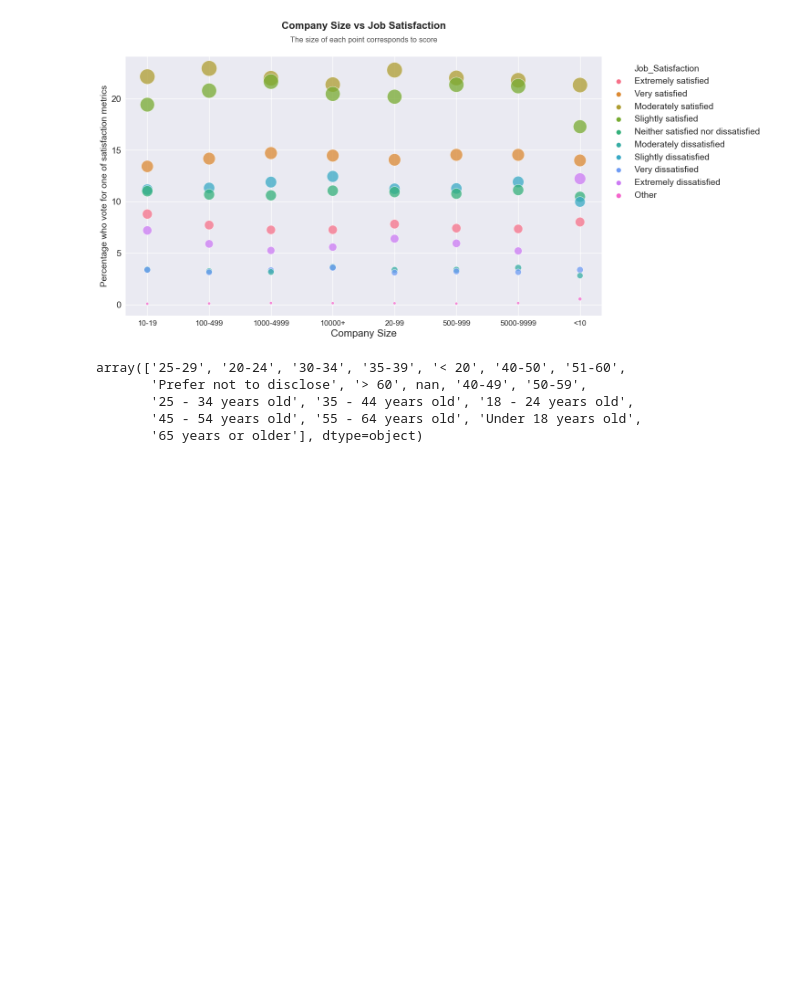
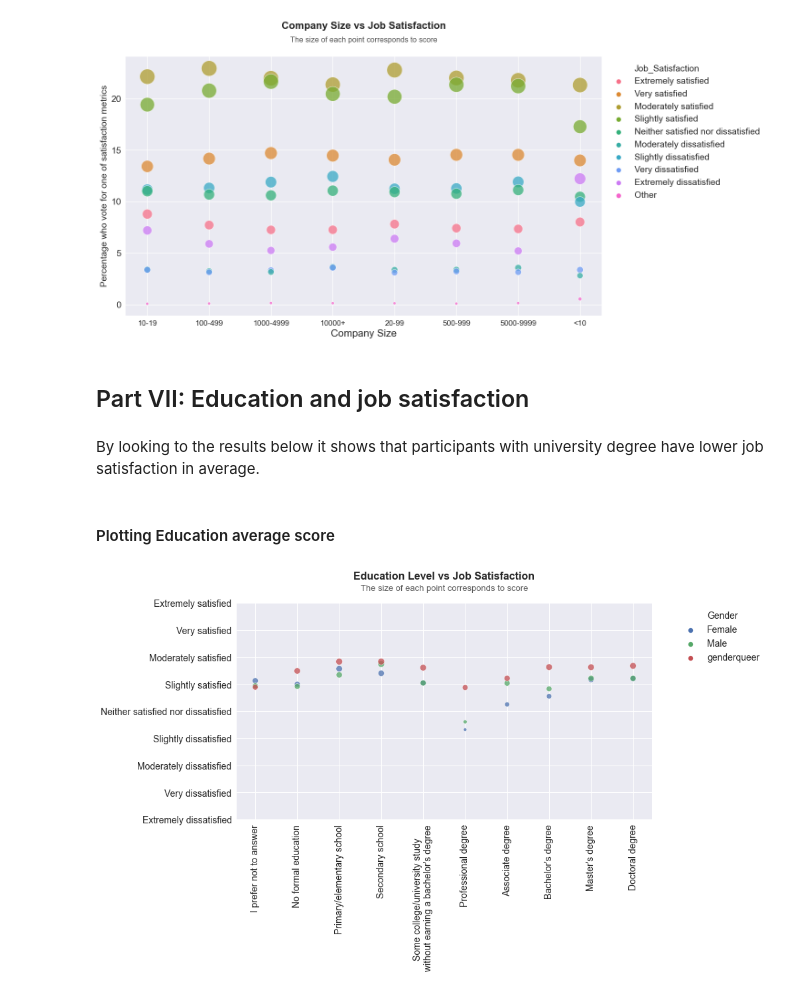
Before and after one commit to alirezakfz/project_stackoverflow, a Jupyter notebook: Data_Visualization.ipynb, the cells around one changed output. Cells and saved outputs as stored; diff of their text form; code cells hidden in the pictures; blank space fills up the shorter version.

```diff
--- a/Data_Visualization.ipynb
+++ b/Data_Visualization.ipynb
@@ -962,11 +967,7 @@ plt.show()
 ax.figure.savefig('./figures/CompanySize_vs_JobSatisfaction.png', bbox_inches = "tight")
 # %% [output]
 [figure]
-# %%
-df_all.Age_Range.unique()
-# %% [output]
-array(['25-29', '20-24', '30-34', '35-39', '< 20', '40-50', '51-60',
-       'Prefer not to disclose', '> 60', nan, '40-49', '50-59',
-       '25 - 34 years old', '35 - 44 years old', '18 - 24 years old',
-       '45 - 54 years old', '55 - 64 years old', 'Under 18 years old',
-       '65 years or older'], dtype=object)
+# %% [markdown]
+## Part VII: Education and job satisfaction
+# %% [markdown]
+By looking to the results below it shows that participants with university degree have lower job satisfaction in average.
@@ -972,0 +999,50 @@ array(['25-29', '20-24', '30-34', '35-39', '< 20', '40-50', '51-60',
+# %% [markdown]
+#### Plotting Education average score
+# %%
+plt.style.use('seaborn')
+#plt.style.use('fivethirtyeight')
+
+col_order =['Extremely dissatisfied','Very dissatisfied','Moderately dissatisfied',
+            'Slightly dissatisfied','Neither satisfied nor dissatisfied',
+            'Slightly satisfied' ,'Moderately satisfied' ,
+            'Very satisfied' ,'Extremely satisfied']
+
+x_order = ['I prefer not to answer', 'No formal education','Primary/elementary school', 'Secondary school',
+           "Some college/university study\n without earning a bachelor's degree",'Professional degree','Associate degree',"Bachelor's degree",
+          "Master's degree",'Doctoral degree']
+
+# plot
+fig, ax = plt.subplots(figsize=(10,6))
+sns.scatterplot(
+    x='Formal_Education',
+    y='Score',
+    hue='Gender',
+    size='Score',
+    alpha=0.75,
+    legend='brief',
+    data=df_temp,
+    ax=ax
+)
+
+# make adjustments
+ax.set_xlabel('')
+ax.set_ylabel('')
+
+ax.text(x=0.5, y=1.1, s='Education Level vs Job Satisfaction', fontsize=16, weight='bold', ha='center', va='bottom', transform=ax.transAxes)
+ax.text(x=0.5, y=1.05, s='The size of each point corresponds to score', fontsize=13, alpha=0.75, ha='center', va='bottom', transform=ax.transAxes)
+
+h,l = ax.get_legend_handles_labels()
+ax.legend(h[:4],l[:4], bbox_to_anchor=(1.05, 1), loc=2, fontsize=14)
+
+tickvalues = range(0,len(col_order))
+plt.yticks(ticks = tickvalues ,labels = col_order,fontsize=14)
+
+x_tickvalues = range(0,len(x_order))
+plt.xticks(ticks = x_tickvalues ,labels = x_order, rotation=90, fontsize=14)
+
+# fig.update_xaxes(categoryorder='array', categoryarray= x_order)
+#fig.tight_layout()
+plt.show()
+ax.figure.savefig('./figures/Education_vs_JobSatisfaction.png', bbox_inches = "tight")
+# %% [output]
+[figure, added]
```
Also changed, not shown: parts of 3 cells of this notebook, 20 other files.
